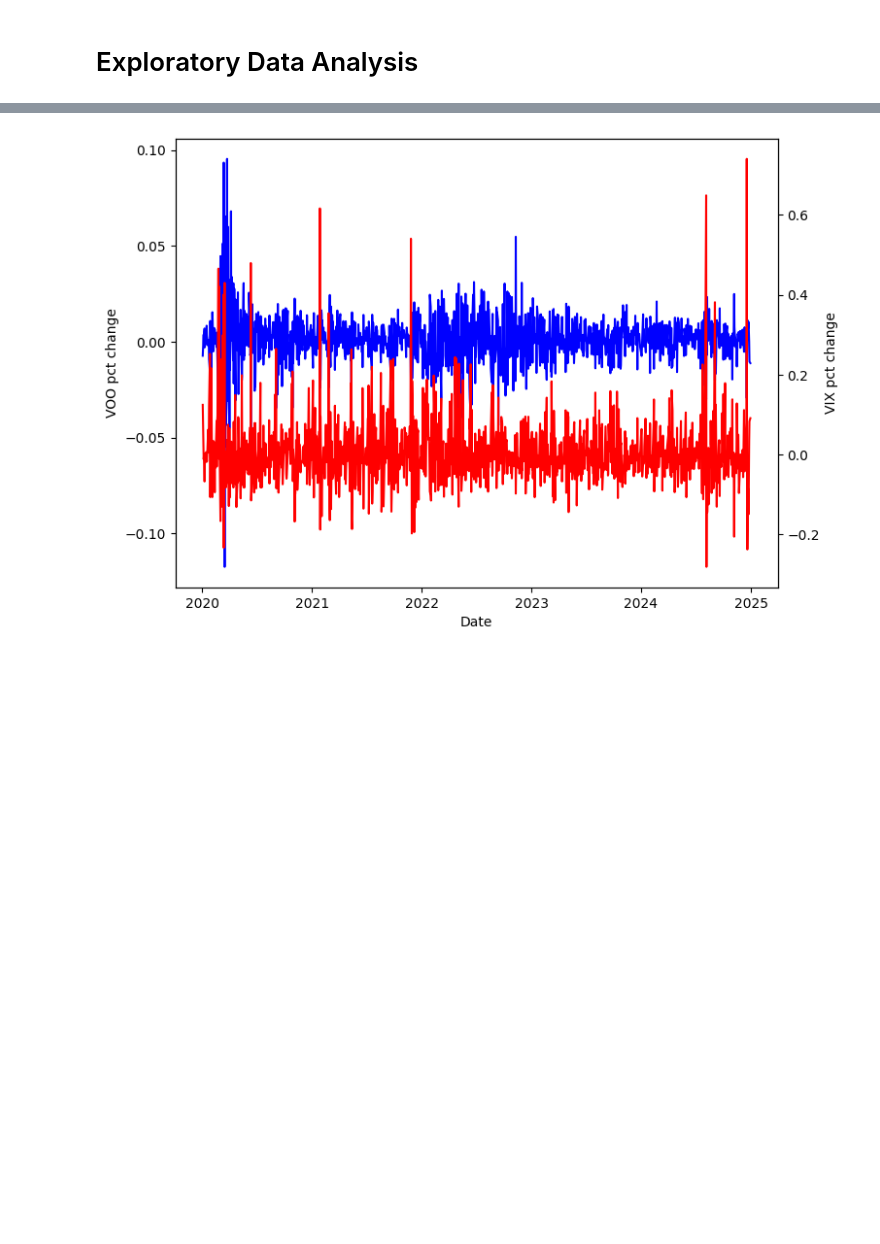
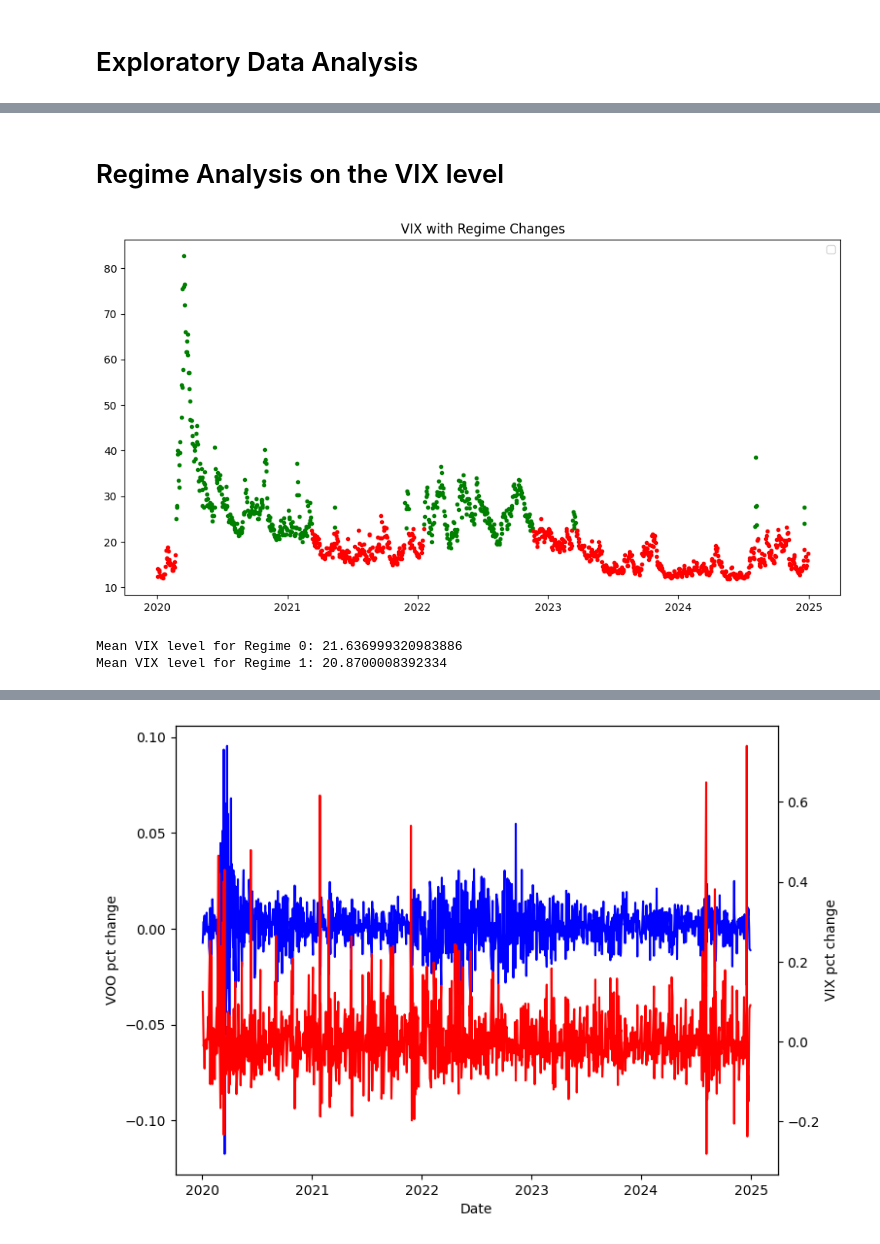
Before and after one commit to Wqcapstone1234/Enhancing-Basic-VIX-Strategy, a Jupyter notebook: MScFE_690_Capstone_Code_Group_9171.ipynb, the cells around one changed output, grey strips where cells are left out. Drawn from its saved outputs; the diff is of its cells as text; code cells hidden in the pictures; blank space fills up the shorter version.

```diff
--- a/MScFE_690_Capstone_Code_Group_9171.ipynb
+++ b/MScFE_690_Capstone_Code_Group_9171.ipynb
@@ -59,3 +94,47 @@ plt.show()
+# %% [markdown]
+# Regime Analysis on the VIX level
+# %%
+vix_values = VIX_close['Close'].values  # Extract the values as a NumPy array
+
+# Use the NumPy array for digitization
+vix_discretized = np.digitize(vix_values, bins=np.linspace(vix_values.min(), vix_values.max(), 20))
+
+
+# Reshape the data for HMM (required by the library)
+vix_discretized = vix_discretized.reshape(-1, 1)
+
+# Initialize and train the HMM model
+model = hmm.GaussianHMM(n_components=2, covariance_type="diag", n_iter=10000)  # Adjust parameters as needed
+model.fit(vix_discretized)
+
+
+# Predict the most likely hidden states
+hidden_states = model.predict(vix_discretized)
+
+# Visualize regime changes (Optional)
+plt.figure(figsize=(12, 6))
+
+# Create a color map for the regimes
+colors = ['green', 'red']  # Adjust colors as needed
+
+for i, state in enumerate(hidden_states):
+    plt.plot(VIX_close.index[i], VIX_close['Close'].iloc[i], color=colors[state], marker='o', markersize=3)
+
+plt.title("VIX with Regime Changes")
+plt.legend()
+plt.show()
+
+import numpy as np
+# Calculate the mean VIX level for each regime
+regime_0_vix_mean = np.percentile(VIX_close['Close'][hidden_states == 0],10)
+regime_1_vix_mean = np.percentile(VIX_close['Close'][hidden_states == 1],90)
+
+print(f"Mean VIX level for Regime 0: {regime_0_vix_mean}")
+print(f"Mean VIX level for Regime 1: {regime_1_vix_mean}")
+# %% [output]
+[figure, added]
+Mean VIX level for Regime 0: 21.636999320983886
+Mean VIX level for Regime 1: 20.8700008392334
 # %%
 df_returns = df
 df_returns['VOO pct change'] = df_returns['VOO'].pct_change()
```
Also changed, not shown: parts of 18 cells of this notebook.
